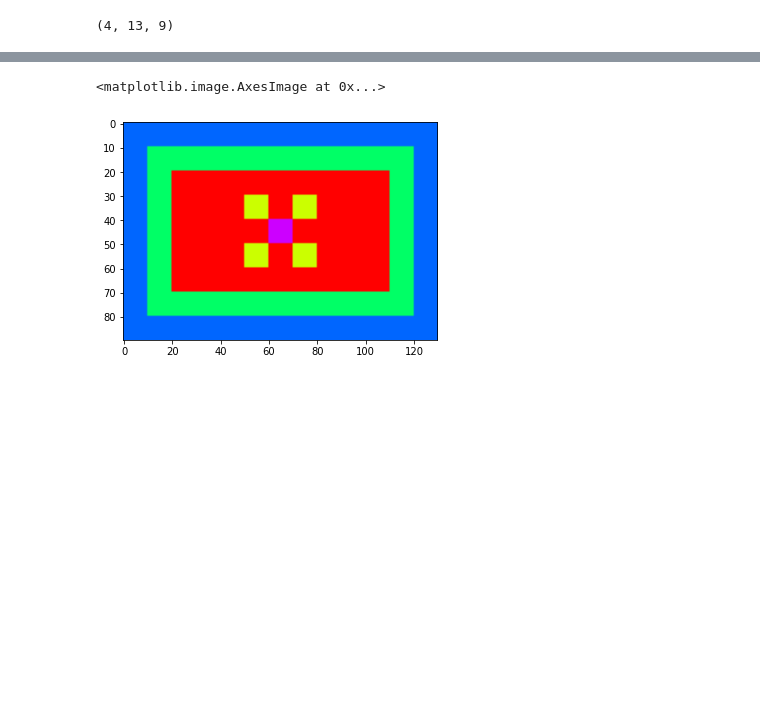
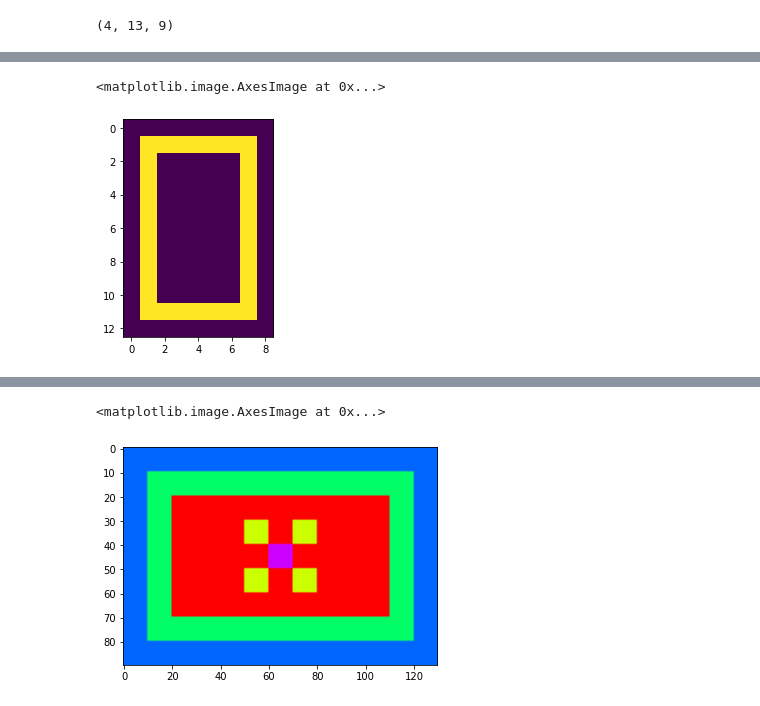
Before and after one commit to Akhilez/ml_gallery, a Jupyter notebook: ml_py/app/rl/dqn/tmp.ipynb, the cells around one changed output, grey strips where cells are left out. Drawn from its saved outputs; the diff is of its cells as text; code cells hidden in the pictures; blank space fills up the shorter version.

```diff
--- a/ml_py/app/rl/dqn/tmp.ipynb
+++ b/ml_py/app/rl/dqn/tmp.ipynb
@@ -15,0 +27,5 @@ state.shape
+# %%
+plt.imshow(state[1])
+# %% [output]
+<matplotlib.image.AxesImage at 0x...>
+[figure, added]
```
Also changed, not shown: parts of 6 cells of this notebook, 2 other files.
